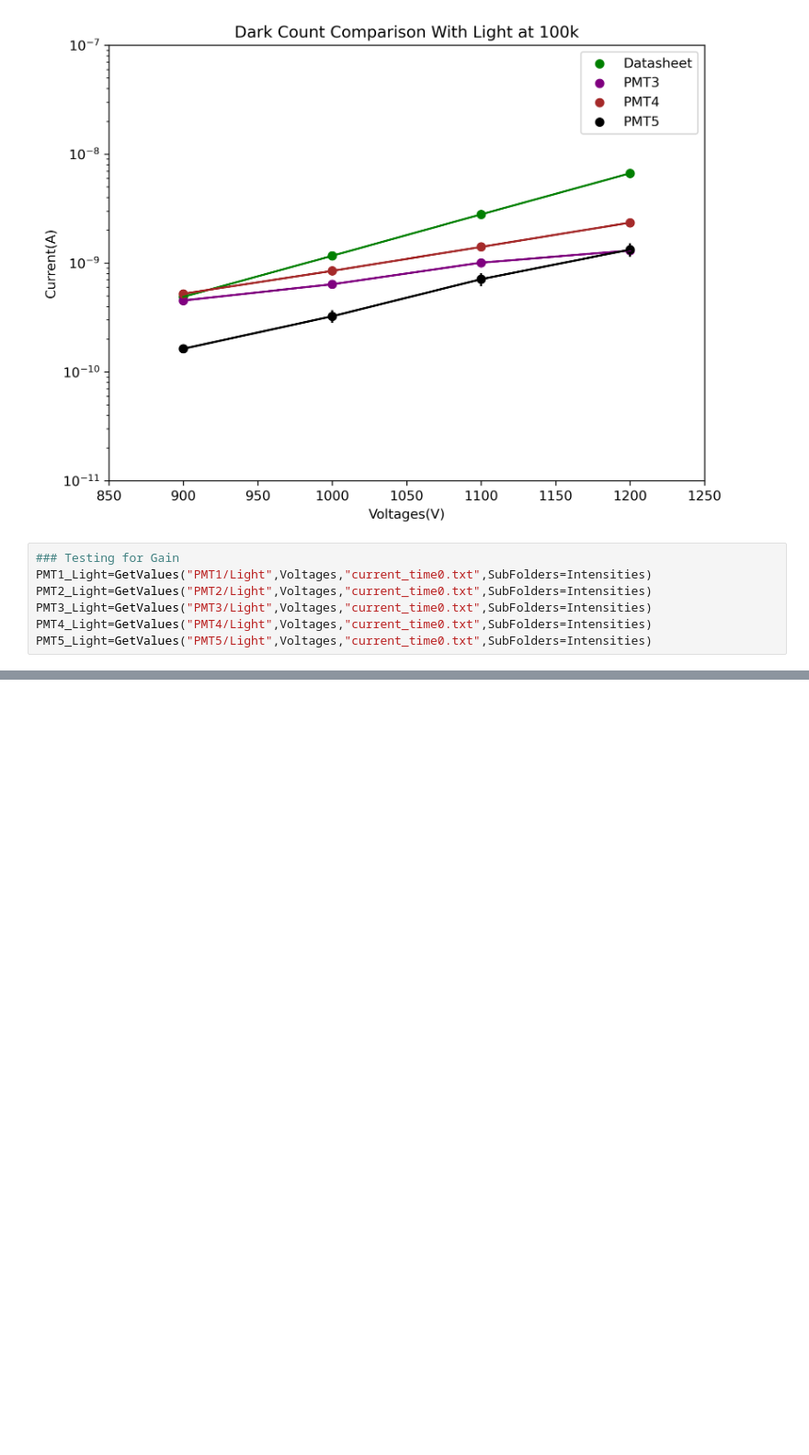
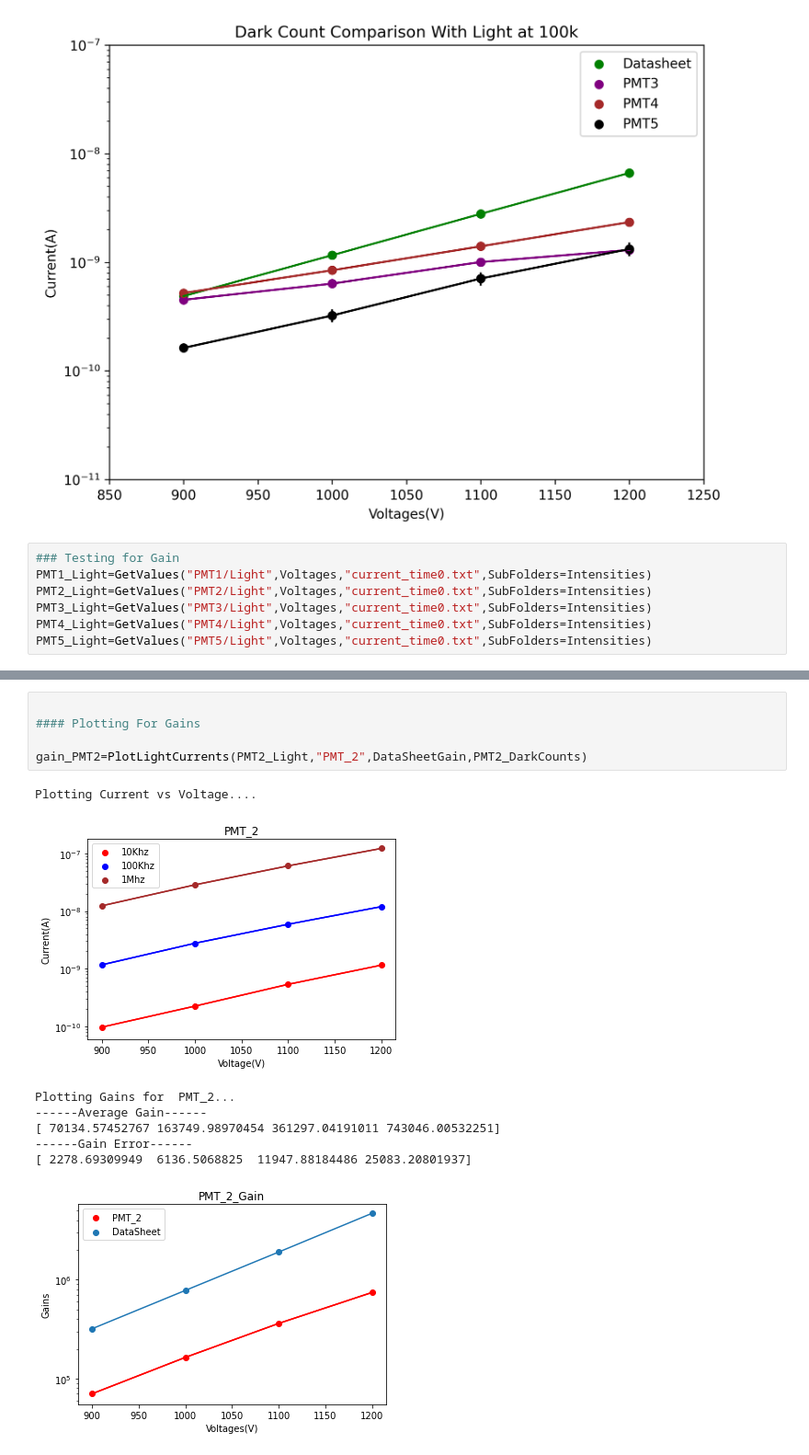
Before and after one commit to ilkerparmaksiz/Analysis, a Jupyter notebook: CRAB/Main/PMT_Characterization/PMT_Gain.ipynb, the cells around one changed output, grey strips where cells are left out. Shown at 92% size. Drawn from its saved outputs; the diff is of its cells as text; blank space fills up the shorter version.

```diff
--- a/CRAB/Main/PMT_Characterization/PMT_Gain.ipynb
+++ b/CRAB/Main/PMT_Characterization/PMT_Gain.ipynb
@@ -354,0 +389,14 @@ NameError: name 'DarkCurrentPMt1' is not defined
+# %%
+
+#### Plotting For Gains
+
+gain_PMT2=PlotLightCurrents(PMT2_Light,"PMT_2",DataSheetGain,PMT2_DarkCounts)
+# %% [output]
+Plotting Current vs Voltage....
+[figure, added]
+Plotting Gains for  PMT_2...
+------Average Gain------
+[ 70134.57452767 163749.98970454 361297.04191011 743046.00532251]
+------Gain Error------
+[ 2278.69309949  6136.5068825  11947.88184486 25083.20801937]
+[figure, added]
```
Also changed, not shown: parts of 15 cells of this notebook.
